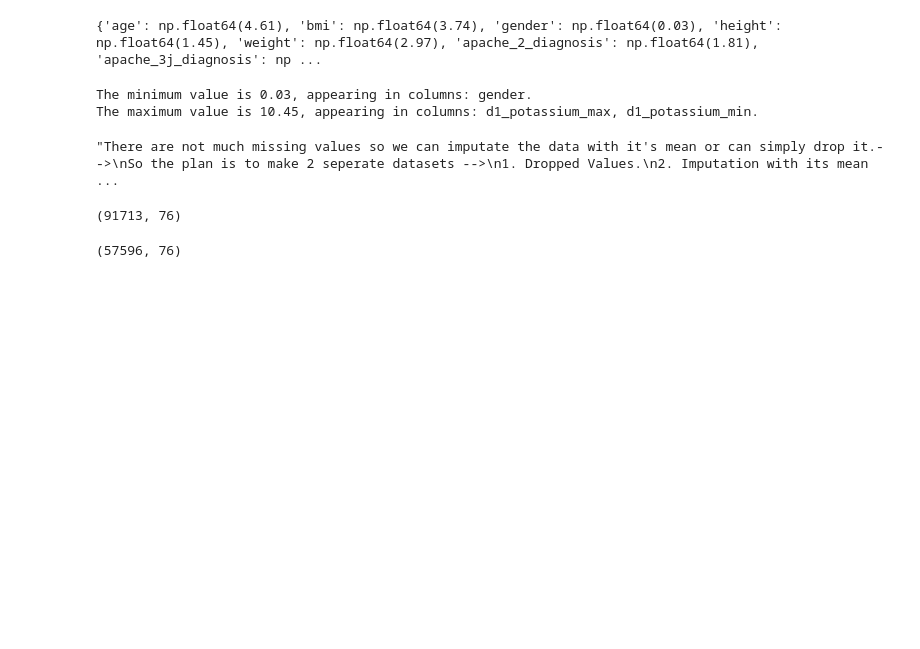
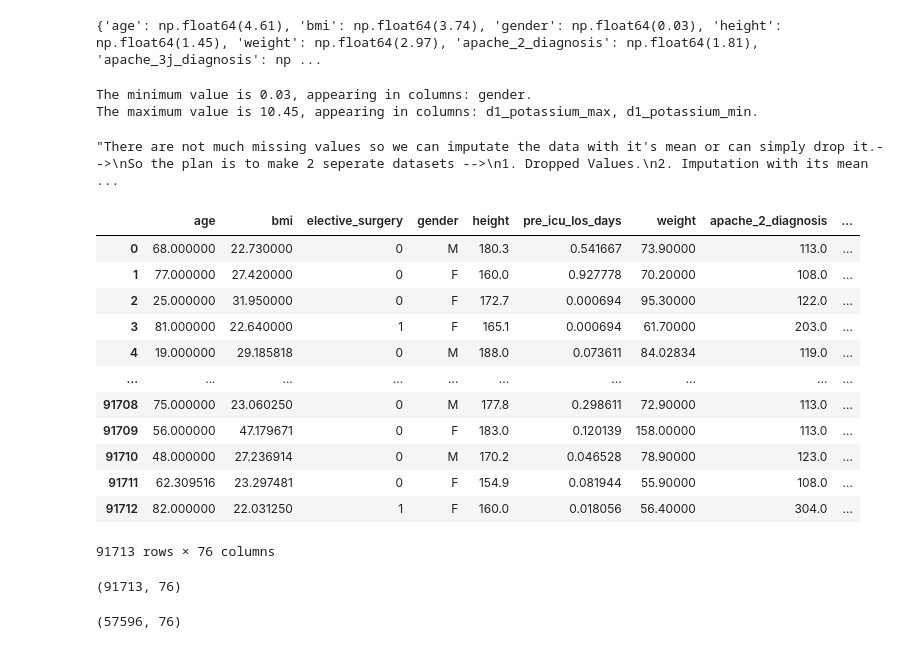
Before and after one commit to AmanKumarBhamboo/Survival-Rate-Prediction, a Jupyter notebook: EDApart.ipynb, the cells around one changed output. Cells and saved outputs as stored; diff of their text form; code cells hidden in the pictures; blank space fills up the shorter version.

```diff
--- a/EDApart.ipynb
+++ b/EDApart.ipynb
@@ -187,7 +188,20 @@ def imputation(A):
     return A
 # %%
 imputation(df_imputated_values)
-df_imputated_values.to_csv('df_imputated_values.csv',index=False)
+# %% [output]
+|  | age | bmi | elective_surgery | gender | height | pre_icu_los_days | weight | apache_2_diagnosis | ... |
+| 0 | 68.000000 | 22.730000 | 0 | M | 180.3 | 0.541667 | 73.90000 | 113.0 | ... |
+| 1 | 77.000000 | 27.420000 | 0 | F | 160.0 | 0.927778 | 70.20000 | 108.0 | ... |
+| 2 | 25.000000 | 31.950000 | 0 | F | 172.7 | 0.000694 | 95.30000 | 122.0 | ... |
+| 3 | 81.000000 | 22.640000 | 1 | F | 165.1 | 0.000694 | 61.70000 | 203.0 | ... |
+| 4 | 19.000000 | 29.185818 | 0 | M | 188.0 | 0.073611 | 84.02834 | 119.0 | ... |
+| ... | ... | ... | ... | ... | ... | ... | ... | ... | ... |
+| 91708 | 75.000000 | 23.060250 | 0 | M | 177.8 | 0.298611 | 72.90000 | 113.0 | ... |
+| 91709 | 56.000000 | 47.179671 | 0 | F | 183.0 | 0.120139 | 158.00000 | 113.0 | ... |
+| 91710 | 48.000000 | 27.236914 | 0 | M | 170.2 | 0.046528 | 78.90000 | 123.0 | ... |
+| 91711 | 62.309516 | 23.297481 | 0 | F | 154.9 | 0.081944 | 55.90000 | 108.0 | ... |
+| 91712 | 82.000000 | 22.031250 | 1 | F | 160.0 | 0.018056 | 56.40000 | 304.0 | ... |
+91713 rows × 76 columns
 # %%
 df_imputated_values.shape
 # %% [output]
```
Also changed, not shown: parts of 1 cell of this notebook, 1 other file.
